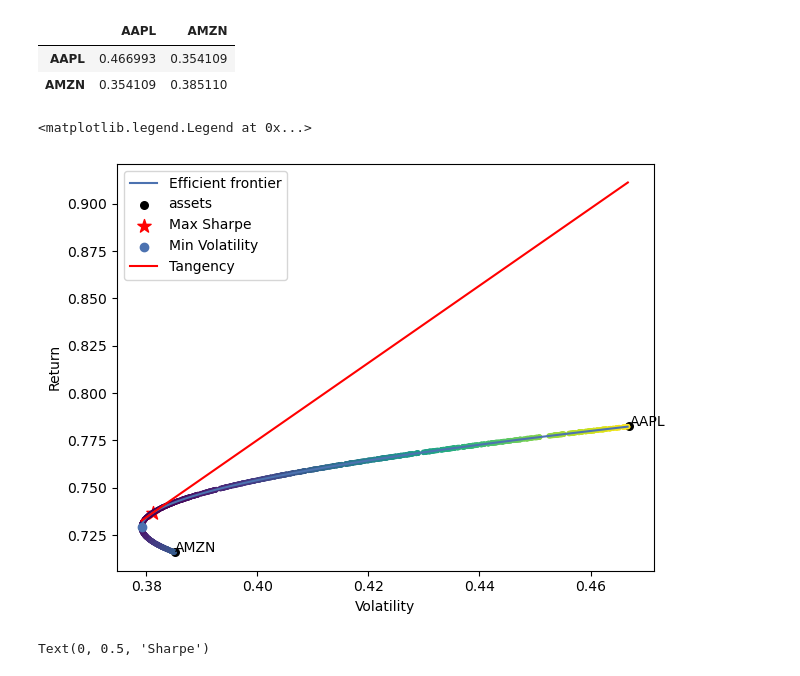
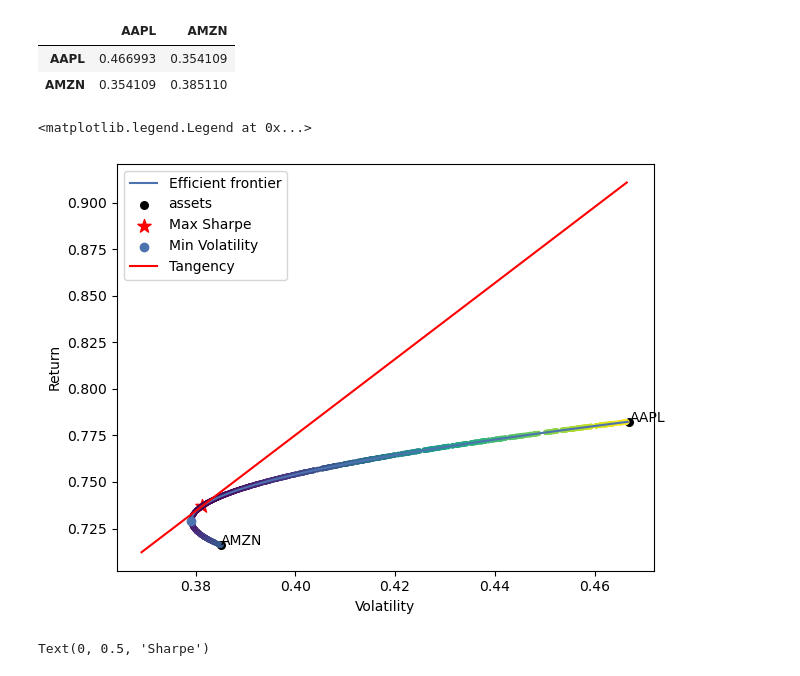
Before and after one commit to teadr1nker/finan, a Jupyter notebook: t3/file3.ipynb, the cells around one changed output. Drawn from its saved outputs; the diff is of its cells as text; code cells hidden in the pictures.

```diff
--- a/t3/file3.ipynb
+++ b/t3/file3.ipynb
@@ -88,33 +74,33 @@ np.sqrt(S)
 # %%
 ef = EfficientFrontier(mu, S)
 
 fig, ax = plt.subplots()
 efMaxSharpe = ef.deepcopy()
 efMinVol = ef.deepcopy()
 plotting.plot_efficient_frontier(ef, ax=ax, show_tickers=True)
 efMaxSharpe.max_sharpe()
 retTangent, stdTangent, _ = efMaxSharpe.portfolio_performance()
 ax.scatter(stdTangent, retTangent, marker='*', s = 100, c='r', label='Max Sharpe')
 
 Nsamples = 1024
 w = np.random.dirichlet(np.ones(ef.n_assets), Nsamples)
 rets = w.dot(ef.expected_returns)
 stds = np.sqrt(np.diag(w @ ef.cov_matrix @ w.T))
 sharpes = rets / stds
 ax.scatter(stds, rets, marker='.', c=-sharpes)
 
 minVolRet = rets[stds.argmin()]
 ax.scatter(stds.min(), minVolRet, label='Min Volatility')
 
-X = np.linspace(min(stds), stds.max(), 50)
+X = np.linspace(min(stds) - 0.01, stds.max(), 50)
 coefs = np.polyfit([.02, stdTangent], [0, retTangent], 1)
 polynomial = np.poly1d(coefs)
 Y = polynomial(X)
 ax.plot(X, Y, c='r', label='Tangency')
 ax.legend()
 # %% [output]
 <matplotlib.legend.Legend at 0x...>
-[figure, old version]
+[figure, new version]
 # %%
 plt.clf()
 plt.scatter(rets, sharpes)
```
Also changed, not shown: parts of 11 cells of this notebook, 2 other files.
